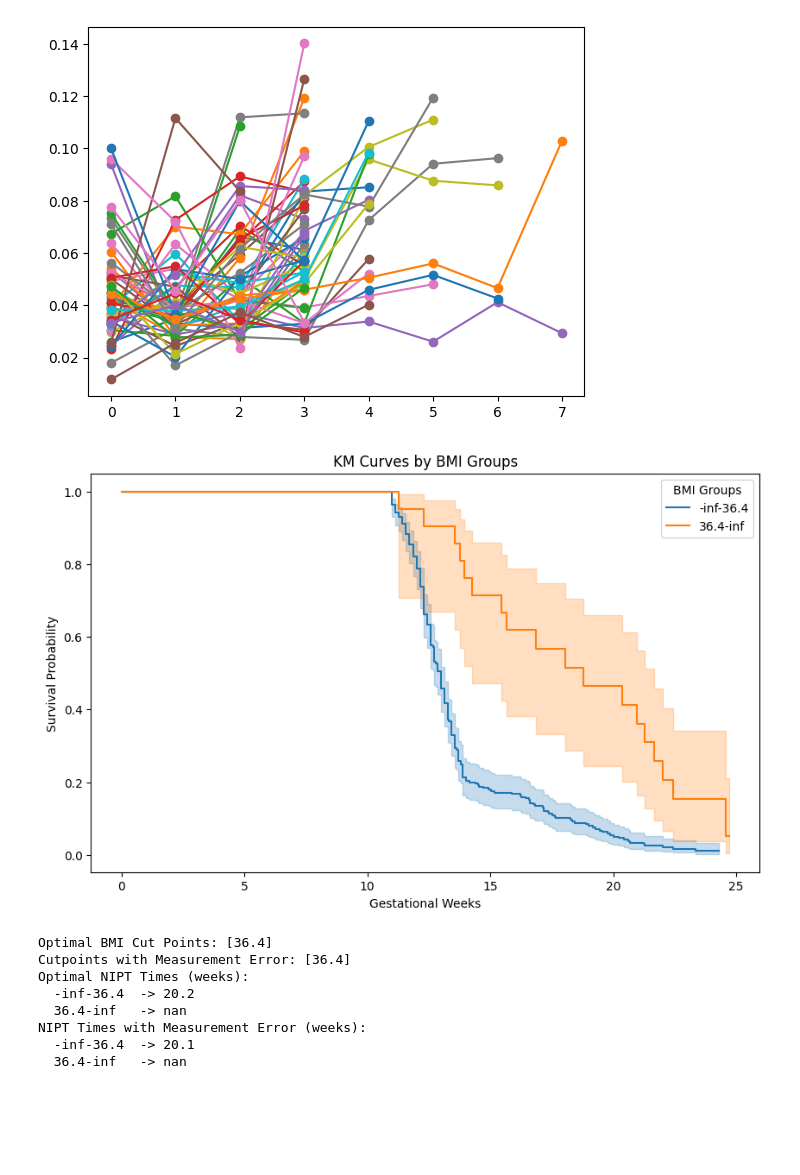
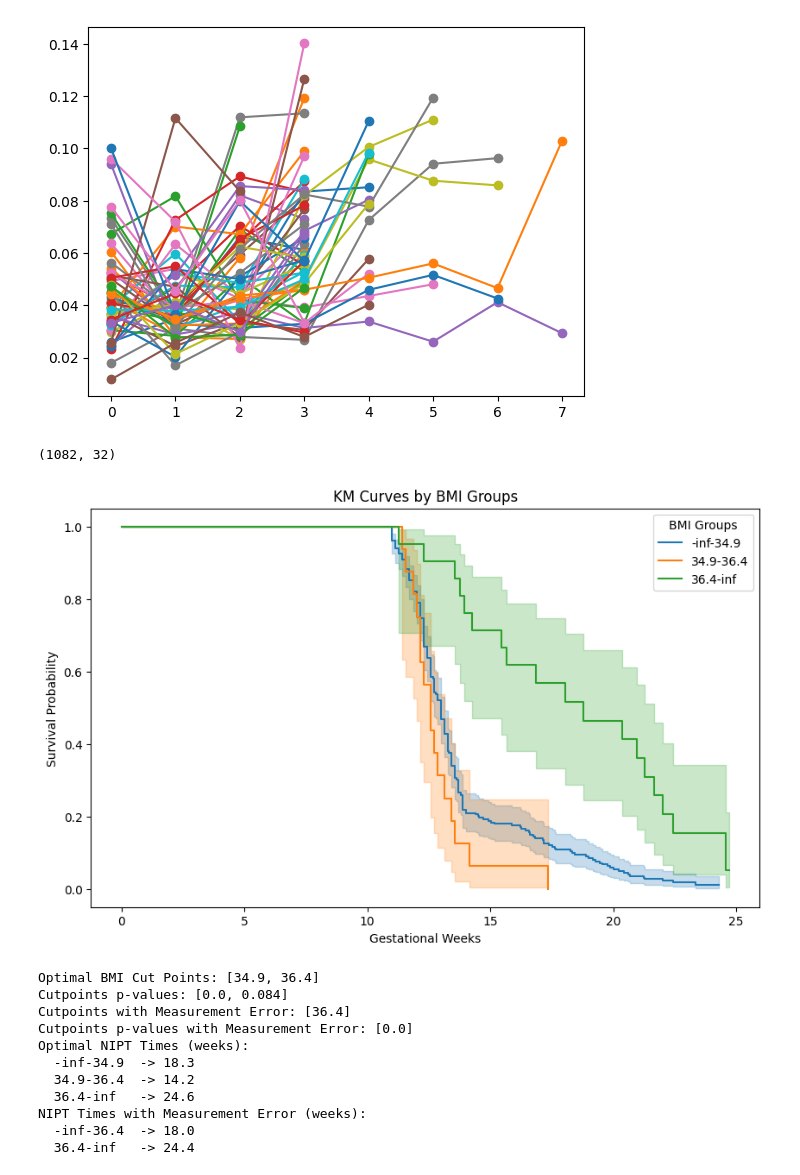
Before and after one commit to YichenShen0103/CUMCM-25C, a Jupyter notebook: problem2.ipynb, the cells around one changed output. Saved outputs shown, nothing was run; the diff lists cells and outputs as text; code cells hidden in the pictures; blank space fills up the shorter version.

```diff
--- a/problem2.ipynb
+++ b/problem2.ipynb
@@ -61,8 +64,6 @@ plt.show()
 57
 [figure]
 # %%
-
-
 def compute_event_time(df, threshold=0.04):
     results = []
     for mid, sub in df.groupby("mother_id"):
@@ -125,23 +126,27 @@ def find_best_cut(data, min_size=20, alpha=0.05):
         return None, None, None
 
 
-def recursive_partition(df, max_groups=5, min_size=20, alpha=0.05):
+def recursive_partition_with_p(df, max_groups=5, min_size=20, alpha=0.05):
     cuts = []
+    cut_pvalues = []
 
     def split(data):
+        if len(cuts) >= max_groups - 1:
+            return
         cut, stat, p = find_best_cut(data, min_size, alpha)
         if cut is not None:
             cuts.append(cut)
+            cut_pvalues.append(p)  # 保存对应 p 值
             split(data[data["bmi"] <= cut])
             split(data[data["bmi"] > cut])
 
     split(df)
     cuts = sorted(cuts)
+    cut_pvalues_sorted = [p for _, p in sorted(zip(cuts, cut_pvalues))]
     bins = [-np.inf] + cuts + [np.inf]
     labels = [f"{bins[i]:.1f}-{bins[i+1]:.1f}" for i in range(len(bins) - 1)]
     df["bmi_group"] = pd.cut(df["bmi"], bins=bins, labels=labels)
-    return df, cuts
-
+    return df, cuts, cut_pvalues_sorted
 
 def best_nipt_times(data):
     kmf = KaplanMeierFitter()
@@ -152,7 +157,7 @@ def best_nipt_times(data):
             continue
         kmf.fit(sub["time"], event_observed=sub["event"])
         surv = kmf.survival_function_
-        crossing = surv[surv["KM_estimate"] <= 0.05]
+        crossing = surv[surv["KM_estimate"] <= 0.1]
         if not crossing.empty:
             best_times[group] = crossing.index[0]
         else:
@@ -170,9 +175,16 @@ def add_measurement_error(df, error_std=0.005):
 df = pd.read_excel(url, sheet_name=0)
 weeks_days = df["检测孕周"].str.split(r"[wW]", expand=True)
 df["孕天"] = (
-    weeks_days[0].astype(np.float64)
-    + weeks_days[1].fillna("0").replace("", "0").astype(np.float64) / 7.0
+    weeks_days[0].astype(int) * 7
+    + weeks_days[1].fillna("0").replace("", "0").astype(int)
 )
+# df["检测日期"] = pd.to_datetime(df["检测日期"], format="%Y%m%d")
+# df["末次月经"] = pd.to_datetime(df["末次月经"], format="%Y-%m-%d")
+# df["delta_days"] = (df["检测日期"] - df["末次月经"]).dt.days - df["孕天"]
+# df = df[abs(df["delta_days"]) <= 3]
+# df.drop(columns=["delta_days", "生产次数"], inplace=True)
+df['孕天'] = df['孕天'].astype(np.float64) / 7.0  # convert to weeks
+
 col_map_cn = {
     "孕妇代码": "mother_id",
     "检测孕周": "gestational_age",
@@ -188,10 +200,11 @@ col_map_cn = {
     "孕天": "gestational_weeks",
 }
 df = df.rename(columns=col_map_cn)
+print(df.shape)
 df_event = compute_event_time(
     df[["mother_id", "gestational_weeks", "bmi", "y_concentration"]]
 )
-df_grouped, cuts = recursive_partition(df_event, max_groups=4, min_size=20, alpha=0.05)
+df_grouped, cuts, cut_pvalues = recursive_partition_with_p(df_event, max_groups=3, min_size=5, alpha=0.1)
 
 kmf = KaplanMeierFitter()
 plt.figure(figsize=(10, 6))
@@ -204,40 +217,46 @@ plt.ylabel("Survival Probability")
 plt.title("KM Curves by BMI Groups")
 plt.legend(title="BMI Groups")
 plt.show()
 
 best_times = best_nipt_times(df_grouped)
 df_err = add_measurement_error(df)
 df_event_err = compute_event_time(
     df_err[["mother_id", "gestational_weeks", "bmi", "y_concentration"]]
 )
-df_grouped_err, cuts_err = recursive_partition(df_event_err)
+df_grouped_err, cuts_err, cut_pvalues_err = recursive_partition_with_p(df_event_err)
 best_times_err = best_nipt_times(df_grouped_err)
 
 
 def fmt_list(lst, digits=1):
     return [round(float(x), digits) for x in lst]
 
 
 def fmt_dict(dct, digits=1):
     return {k: round(float(v), digits) for k, v in dct.items()}
 
 
 print("Optimal BMI Cut Points:", fmt_list(cuts))
+print("Cutpoints p-values:", fmt_list(cut_pvalues, digits=3))
 print("Cutpoints with Measurement Error:", fmt_list(cuts_err))
+print("Cutpoints p-values with Measurement Error:", fmt_list(cut_pvalues_err, digits=3))
 
 print("Optimal NIPT Times (weeks):")
 for k, v in fmt_dict(best_times).items():
     print(f"  {k:10s} -> {v}")
 print("NIPT Times with Measurement Error (weeks):")
 for k, v in fmt_dict(best_times_err).items():
     print(f"  {k:10s} -> {v}")
 # %% [output]
+(1082, 32)
-[figure, old version]
+[figure, new version]
-Optimal BMI Cut Points: [36.4]
-Cutpoints with Measurement Error: [36.4]
-Optimal NIPT Times (weeks):
-  -inf-36.4  -> 20.2
-  36.4-inf   -> nan
-NIPT Times with Measurement Error (weeks):
-  -inf-36.4  -> 20.1
-  36.4-inf   -> nan
+Optimal BMI Cut Points: [34.9, 36.4]
+Cutpoints p-values: [0.0, 0.084]
+Cutpoints with Measurement Error: [36.4]
+Cutpoints p-values with Measurement Error: [0.0]
+Optimal NIPT Times (weeks):
+  -inf-34.9  -> 18.3
+  34.9-36.4  -> 14.2
+  36.4-inf   -> 24.6
+NIPT Times with Measurement Error (weeks):
+  -inf-36.4  -> 18.0
+  36.4-inf   -> 24.4
```
Also changed, not shown: parts of 3 cells of this notebook.
